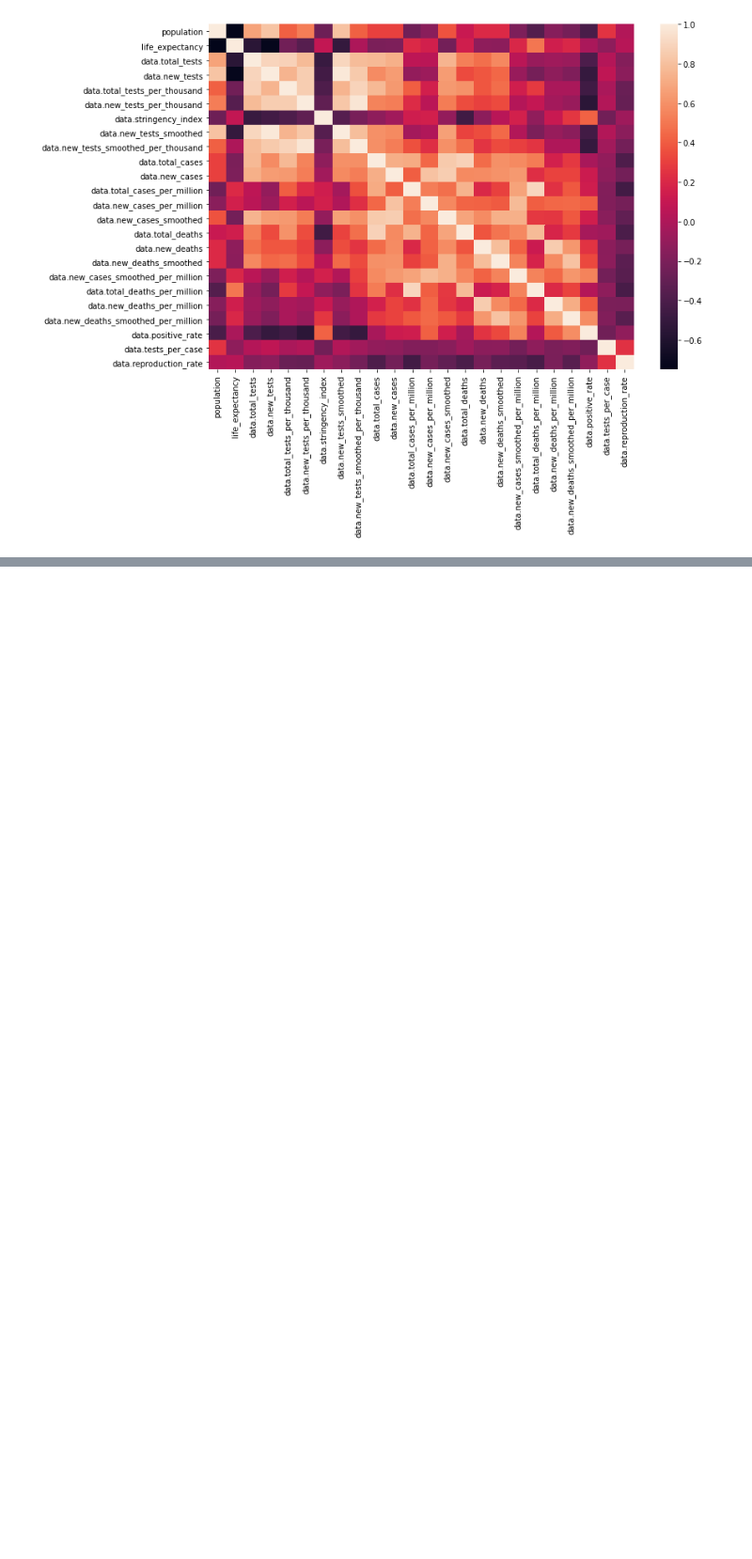
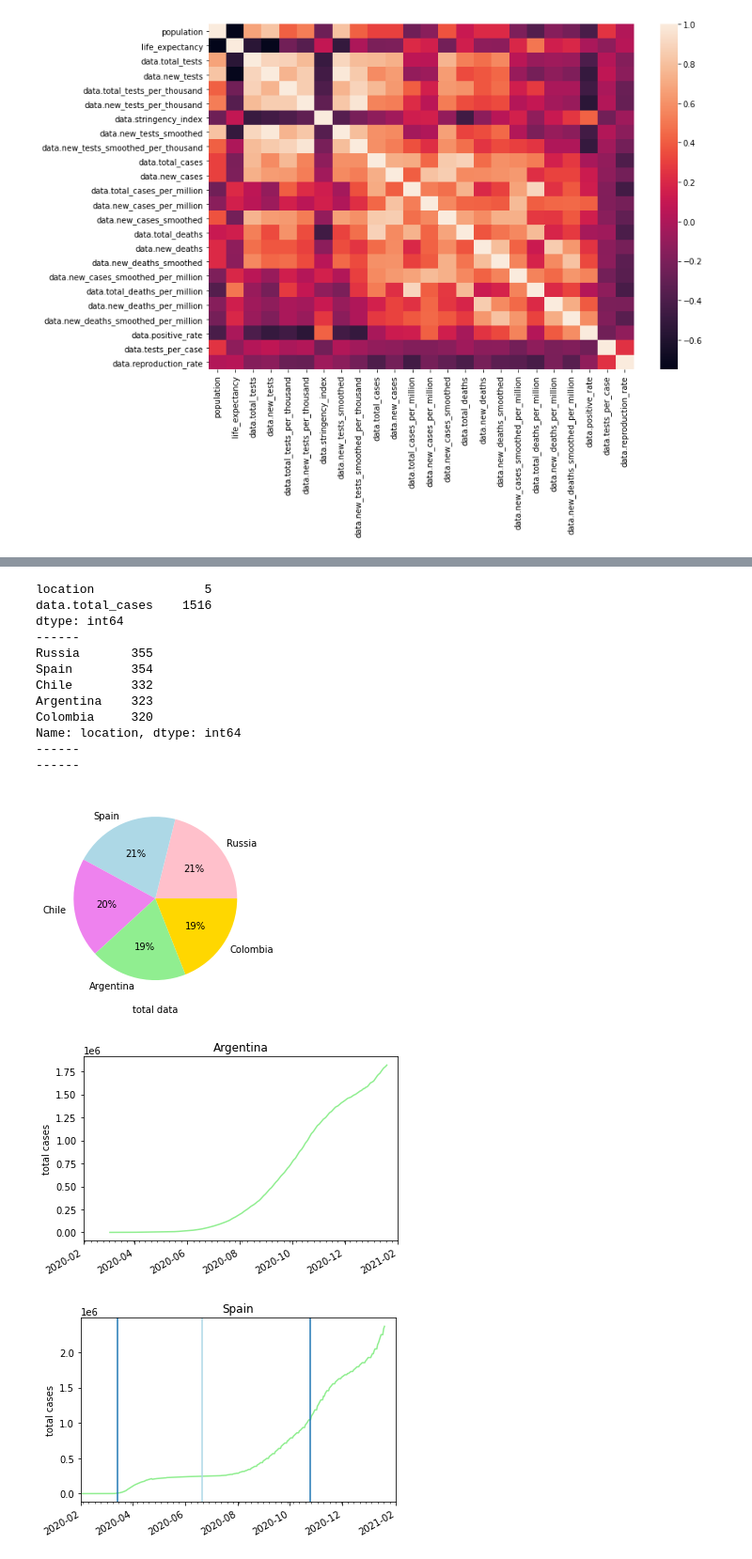
Before and after one commit to EDA-COVID/Proyecto_equipo, a Jupyter notebook: src/main.ipynb, the cells around one changed output, grey strips where cells are left out. Shown at 94% size. Saved outputs shown, nothing was run; the diff lists cells and outputs as text; code cells hidden in the pictures; blank space fills up the shorter version.

```diff
--- a/src/main.ipynb
+++ b/src/main.ipynb
@@ -241,0 +302,18 @@ dtype: int64
+# %%
+plot_clean_columns(df_name=covid, df_column='data.total_cases', y_label='total cases')
+# %% [output]
+location               5
+data.total_cases    1516
+dtype: int64
+------
+Russia       355
+Spain        354
+Chile        332
+Argentina    323
+Colombia     320
+Name: location, dtype: int64
+------
+------
+[figure, added]
+[figure, added]
+[figure, added]
```
Also changed, not shown: parts of 14 cells of this notebook, 2 other files.
